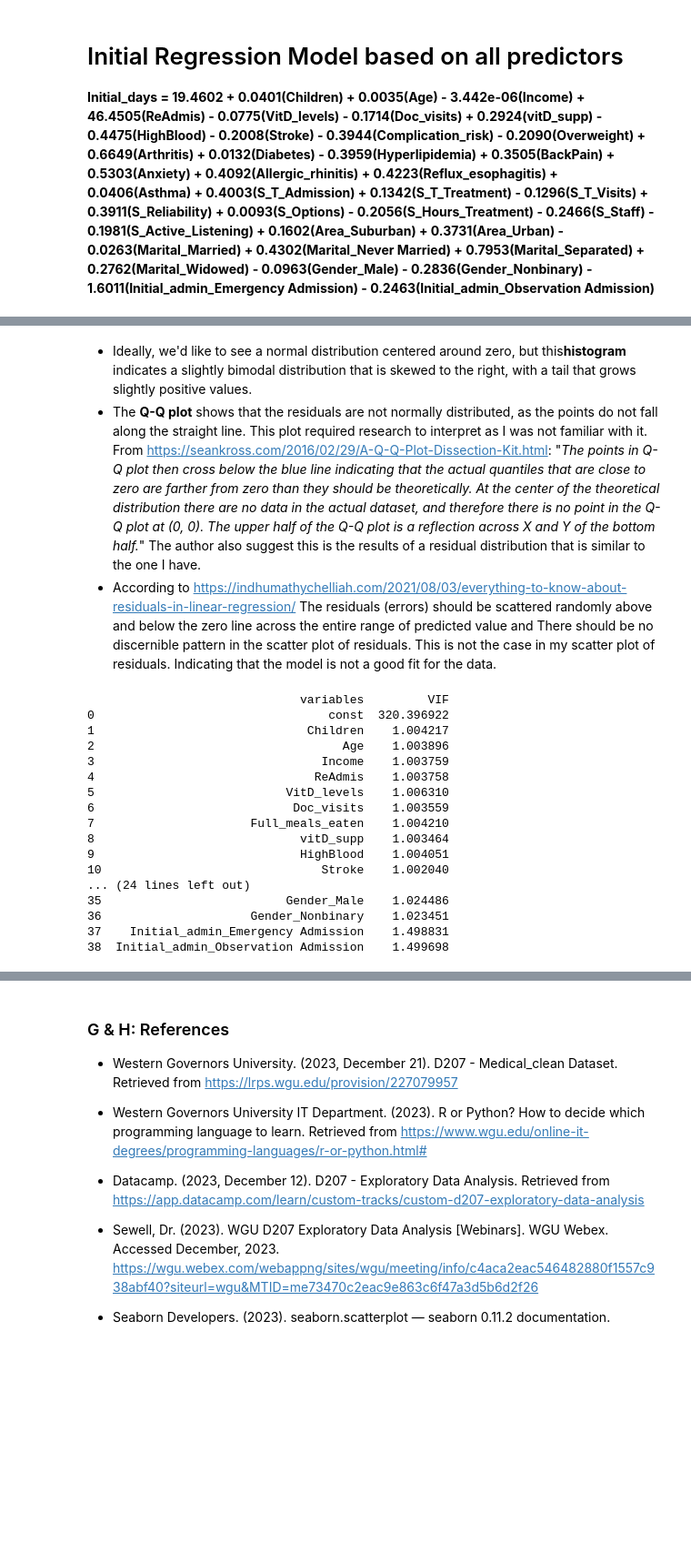
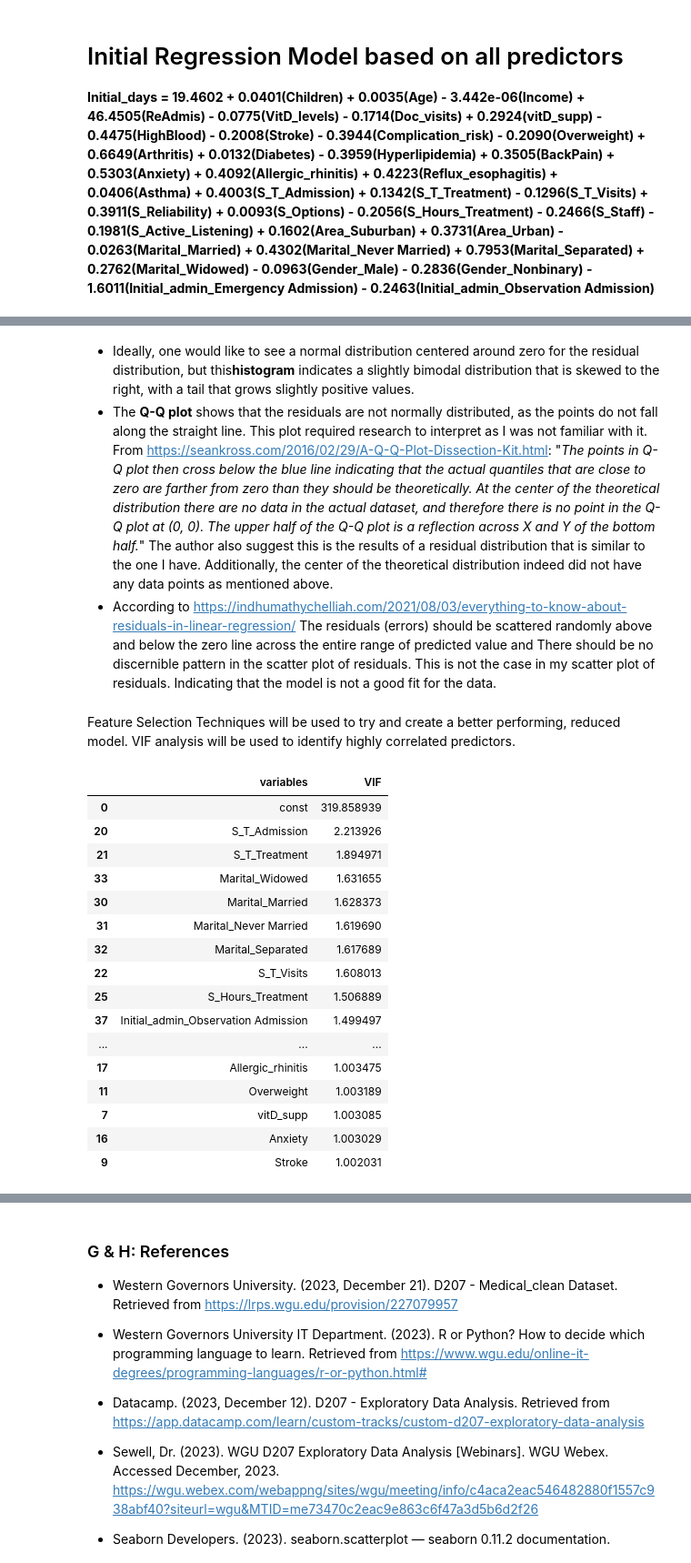
Before and after one commit to vertigoa/master, a Jupyter notebook: d208_task_1de_sci.ipynb, the cells around one changed output, grey strips where cells are left out. Shown at 91% size. Drawn from its saved outputs; the diff is of its cells as text; code cells hidden in the pictures; blank space fills up the shorter version.

```diff
--- a/d208_task_1de_sci.ipynb
+++ b/d208_task_1de_sci.ipynb
@@ -185,4 +209,4 @@ plt.show()
 # %% [markdown]
-- Ideally, we'd like to see a normal distribution centered around zero, but this**histogram** indicates a slightly bimodal distribution that is skewed to the right, with a tail that grows slightly positive values.
-- The **Q-Q plot** shows that the residuals are not normally distributed, as the points do not fall along the straight line. This plot required research to interpret as I was not familiar with it. From https://seankross.com/2016/02/29/A-Q-Q-Plot-Dissection-Kit.html: "*The points in Q-Q plot then cross below the blue line indicating that the actual quantiles that are close to zero are farther from zero than they should be theoretically. At the center of the theoretical distribution there are no data in the actual dataset, and therefore there is no point in the Q-Q plot at (0, 0). The upper half of the Q-Q plot is a reflection across X and Y of the bottom half.*" The author also suggest this is the results of a residual distribution that is similar to the one I have.
+- Ideally, one would like to see a normal distribution centered around zero for the residual distribution, but this**histogram** indicates a slightly bimodal distribution that is skewed to the right, with a tail that grows slightly positive values.
+- The **Q-Q plot** shows that the residuals are not normally distributed, as the points do not fall along the straight line. This plot required research to interpret as I was not familiar with it. From https://seankross.com/2016/02/29/A-Q-Q-Plot-Dissection-Kit.html: "*The points in Q-Q plot then cross below the blue line indicating that the actual quantiles that are close to zero are farther from zero than they should be theoretically. At the center of the theoretical distribution there are no data in the actual dataset, and therefore there is no point in the Q-Q plot at (0, 0). The upper half of the Q-Q plot is a reflection across X and Y of the bottom half.*" The author also suggest this is the results of a residual distribution that is similar to the one I have. Additionally, the center of the theoretical distribution indeed did not have any data points as mentioned above.
 - According to https://indhumathychelliah.com/2021/08/03/everything-to-know-about-residuals-in-linear-regression/ The residuals (errors) should be scattered randomly above and below the zero line across the entire range of predicted value and There should be no discernible pattern in the scatter plot of residuals. This is not the case in my scatter plot of residuals. Indicating that the model is not a good fit for the data.
@@ -195,25 +213,28 @@ We will not use Feature Selection Techniques to try and create a better reduced
+# %% [markdown]
+
+ Feature Selection Techniques will be used to try and create a better performing, reduced model. VIF analysis will be used to identify highly correlated predictors.
 # %%
 # perform VIF analysis to check for multicollinearity
 X = add_constant(X)
 vif = pd.DataFrame()
 vif["variables"] = X.columns
-vif["VIF"] = [variance_inflation_factor(X.values, i) for i in range(X.shape[1])]
-print(vif)
+vif["VIF"] = [variance_inflation_factor(X, i) for i in range(X.shape[1])]
+vif.sort_values(by='VIF', ascending=False)
 # %% [output]
-                              variables         VIF
-0                                 const  320.396922
-1                              Children    1.004217
-2                                   Age    1.003896
-3                                Income    1.003759
-4                               ReAdmis    1.003758
-5                           VitD_levels    1.006310
-6                            Doc_visits    1.003559
-7                      Full_meals_eaten    1.004210
-8                             vitD_supp    1.003464
-9                             HighBlood    1.004051
-10                               Stroke    1.002040
-... (24 lines left out)
-35                          Gender_Male    1.024486
-36                     Gender_Nonbinary    1.023451
-37    Initial_admin_Emergency Admission    1.498831
-38  Initial_admin_Observation Admission    1.499698
+|  | variables | VIF |
+| 0 | const | 319.858939 |
+| 20 | S_T_Admission | 2.213926 |
+| 21 | S_T_Treatment | 1.894971 |
+| 33 | Marital_Widowed | 1.631655 |
+| 30 | Marital_Married | 1.628373 |
+| 31 | Marital_Never Married | 1.619690 |
+| 32 | Marital_Separated | 1.617689 |
+| 22 | S_T_Visits | 1.608013 |
+| 25 | S_Hours_Treatment | 1.506889 |
+| 37 | Initial_admin_Observation Admission | 1.499497 |
+| ... | ... | ... |
+| 17 | Allergic_rhinitis | 1.003475 |
+| 11 | Overweight | 1.003189 |
+| 7 | vitD_supp | 1.003085 |
+| 16 | Anxiety | 1.003029 |
+| 9 | Stroke | 1.002031 |
```
Also changed, not shown: parts of 28 cells of this notebook, 9 other files.
